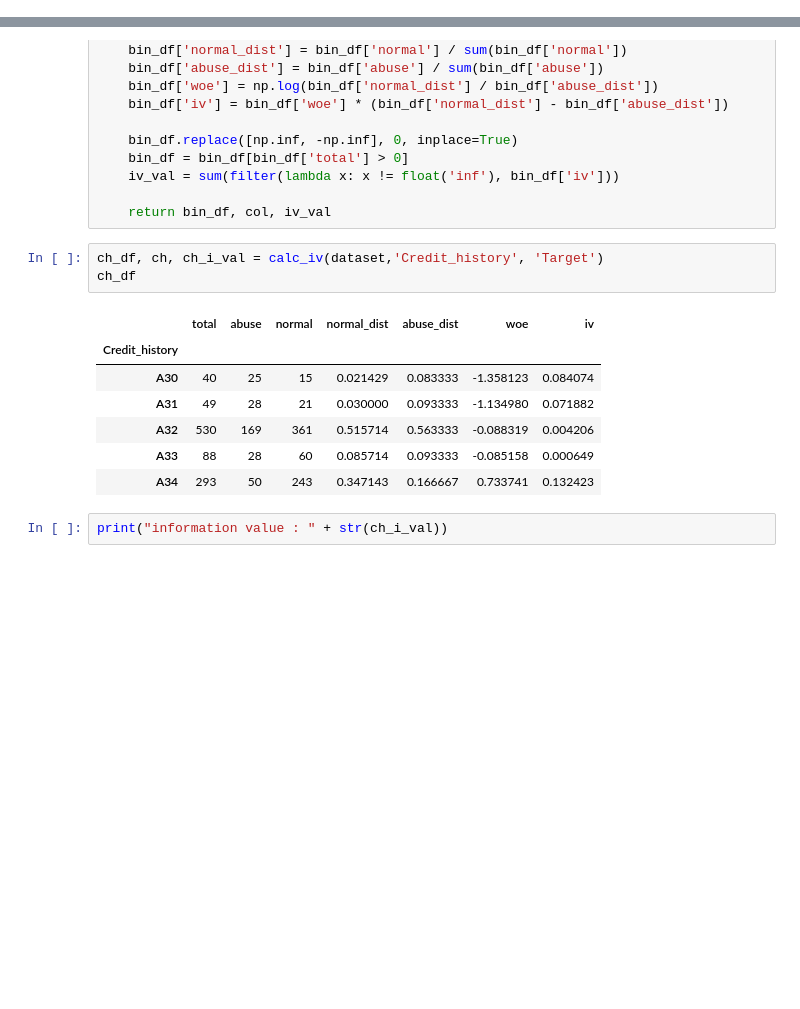
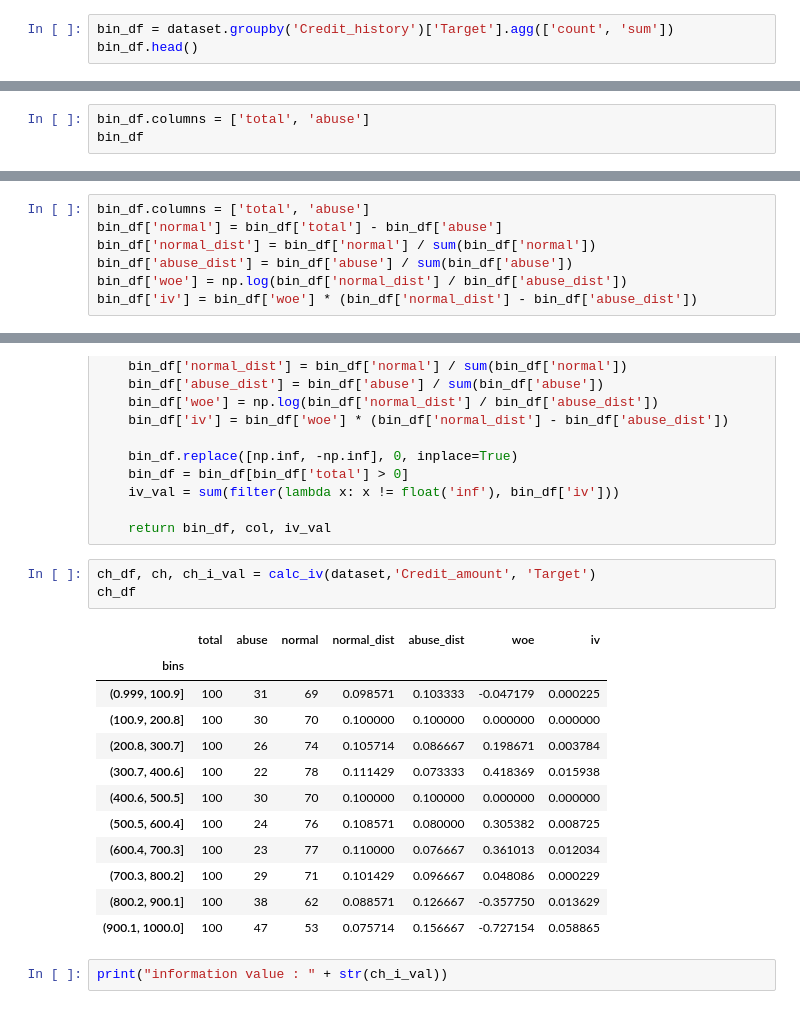
Before and after one commit to jbaeckn/machine-learning-notes, a Jupyter notebook: logistic_regression/logistic_regression.ipynb, the cells around one changed output, grey strips where cells are left out. Drawn from its saved outputs; the diff is of its cells as text; blank space fills up the shorter version.

```diff
--- a/logistic_regression/logistic_regression.ipynb
+++ b/logistic_regression/logistic_regression.ipynb
@@ -75,3 +75,6 @@ $$WOE = \ln \frac{\text{distribution of good}}{\text{distribution of bad}}$$
 # %%
 #categorical feature은 그 category 하나에 대해서 IV를 구한다
 #numerical feature은 통상적으로 10개의 bin을 만든다
+# %%
+bin_df = dataset.groupby('Credit_history')['Target'].agg(['count', 'sum'])
+bin_df.head()
@@ -77,0 +89,3 @@ $$WOE = \ln \frac{\text{distribution of good}}{\text{distribution of bad}}$$
+# %%
+bin_df.columns = ['total', 'abuse']
+bin_df
@@ -77,0 +100,7 @@ $$WOE = \ln \frac{\text{distribution of good}}{\text{distribution of bad}}$$
+# %%
+bin_df.columns = ['total', 'abuse']
+bin_df['normal'] = bin_df['total'] - bin_df['abuse']
+bin_df['normal_dist'] = bin_df['normal'] / sum(bin_df['normal'])
+bin_df['abuse_dist'] = bin_df['abuse'] / sum(bin_df['abuse'])
+bin_df['woe'] = np.log(bin_df['normal_dist'] / bin_df['abuse_dist'])
+bin_df['iv'] = bin_df['woe'] * (bin_df['normal_dist'] - bin_df['abuse_dist'])
@@ -102,16 +141,21 @@ def calc_iv(df, col, label, max_bin = max_bin):
 
     return bin_df, col, iv_val
 # %%
-ch_df, ch, ch_i_val = calc_iv(dataset,'Credit_history', 'Target')
+ch_df, ch, ch_i_val = calc_iv(dataset,'Credit_amount', 'Target')
 ch_df
 # %% [output]
 |  | total | abuse | normal | normal_dist | abuse_dist | woe | iv |
-| Credit_history |  |  |  |  |  |  |  |
-| A30 | 40 | 25 | 15 | 0.021429 | 0.083333 | -1.358123 | 0.084074 |
-| A31 | 49 | 28 | 21 | 0.030000 | 0.093333 | -1.134980 | 0.071882 |
-| A32 | 530 | 169 | 361 | 0.515714 | 0.563333 | -0.088319 | 0.004206 |
-| A33 | 88 | 28 | 60 | 0.085714 | 0.093333 | -0.085158 | 0.000649 |
-| A34 | 293 | 50 | 243 | 0.347143 | 0.166667 | 0.733741 | 0.132423 |
+| bins |  |  |  |  |  |  |  |
+| (0.999, 100.9] | 100 | 31 | 69 | 0.098571 | 0.103333 | -0.047179 | 0.000225 |
+| (100.9, 200.8] | 100 | 30 | 70 | 0.100000 | 0.100000 | 0.000000 | 0.000000 |
+| (200.8, 300.7] | 100 | 26 | 74 | 0.105714 | 0.086667 | 0.198671 | 0.003784 |
+| (300.7, 400.6] | 100 | 22 | 78 | 0.111429 | 0.073333 | 0.418369 | 0.015938 |
+| (400.6, 500.5] | 100 | 30 | 70 | 0.100000 | 0.100000 | 0.000000 | 0.000000 |
+| (500.5, 600.4] | 100 | 24 | 76 | 0.108571 | 0.080000 | 0.305382 | 0.008725 |
+| (600.4, 700.3] | 100 | 23 | 77 | 0.110000 | 0.076667 | 0.361013 | 0.012034 |
+| (700.3, 800.2] | 100 | 29 | 71 | 0.101429 | 0.096667 | 0.048086 | 0.000229 |
+| (800.2, 900.1] | 100 | 38 | 62 | 0.088571 | 0.126667 | -0.357750 | 0.013629 |
+| (900.1, 1000.0] | 100 | 47 | 53 | 0.075714 | 0.156667 | -0.727154 | 0.058865 |
 # %%
 print("information value : " + str(ch_i_val))
 # %% [output]
```
Also changed, not shown: parts of 3 cells of this notebook.
